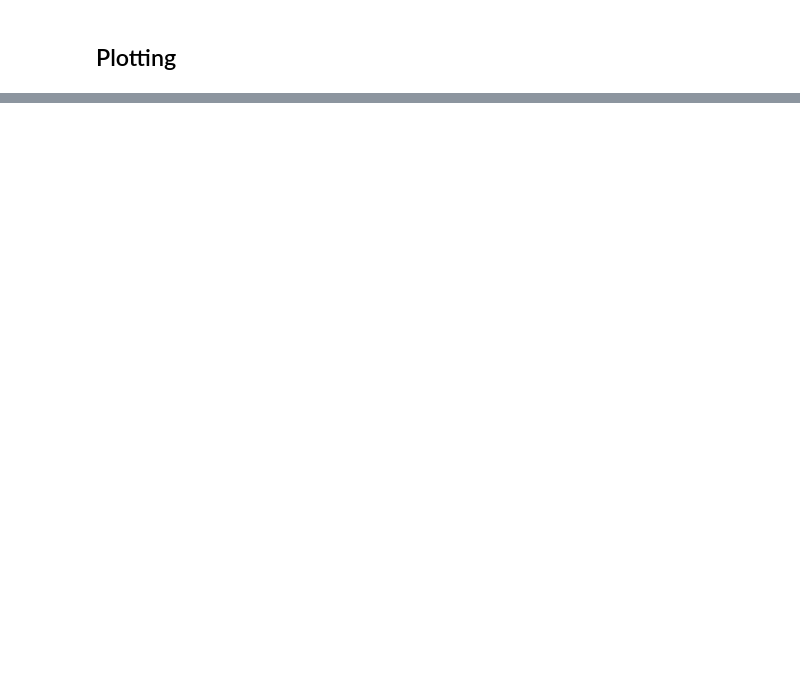
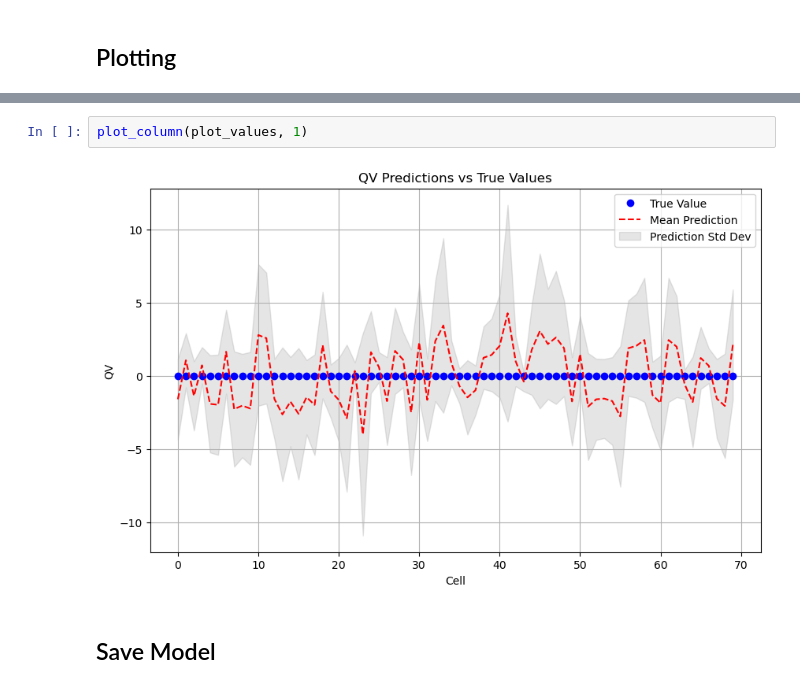
Before and after one commit to scotty110/ai_climate_model, a Jupyter notebook: simple_nn/hero_run.ipynb, the cells around one changed output, grey strips where cells are left out. Saved outputs shown, nothing was run; the diff lists cells and outputs as text; blank space fills up the shorter version.

```diff
--- a/simple_nn/hero_run.ipynb
+++ b/simple_nn/hero_run.ipynb
@@ -327,0 +351,6 @@ for i in range(70):
+# %%
+plot_column(plot_values, 1)
+# %% [output]
+[figure, added]
+# %% [markdown]
+## Save Model
```
Also changed, not shown: parts of 9 cells of this notebook.
